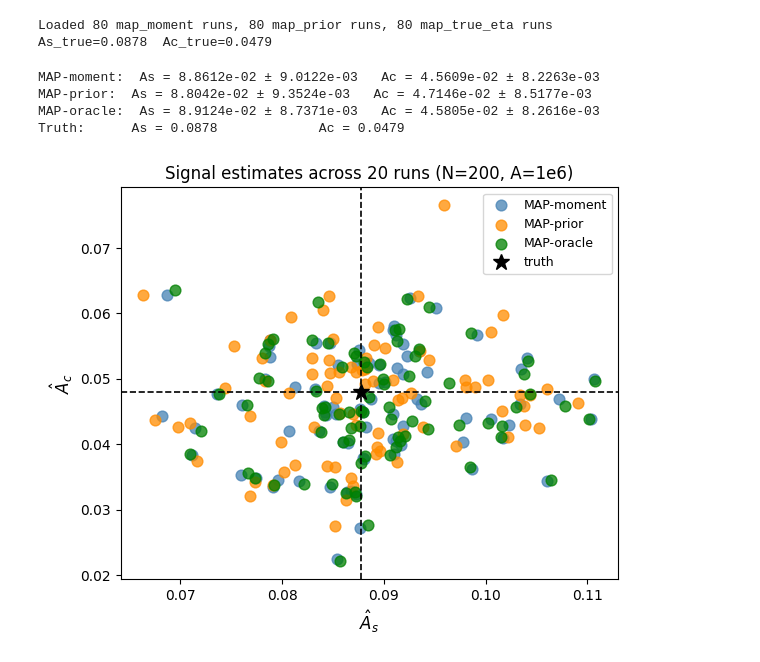
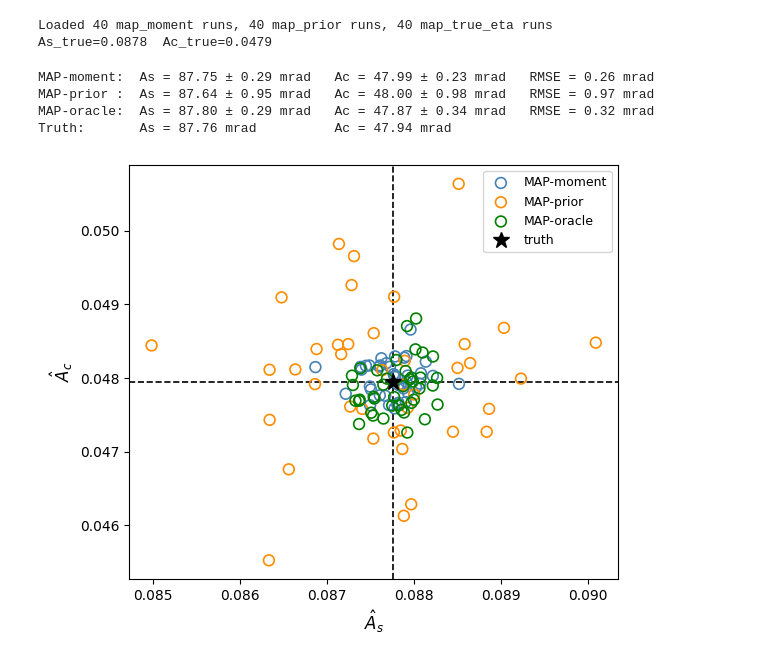
Before and after one commit to noammouelle/gaussian-wavefront-spatially-resolved-inference, a Jupyter notebook: notebooks/map_mle_distributions.ipynb, the cells around one changed output. Drawn from its saved outputs; the diff is of its cells as text; code cells hidden in the pictures.

```diff
--- a/notebooks/map_mle_distributions.ipynb
+++ b/notebooks/map_mle_distributions.ipynb
@@ -6,7 +6,7 @@ from pathlib import Path
 
 REPO = Path('..').resolve()
 DATASET_DIR = (REPO / 'results' /
-    'mle_distributions_shotmax10_a1e8')#R40_N200_A1000000_muXStd10.0um_muVxStd10.0um_sigX100um_sigVx100um'
+    'mle_distributions_shotmax50_1e8')#R40_N200_A1000000_muXStd10.0um_muVxStd10.0um_sigX100um_sigVx100um'
     #'_sigXStd10.0um_sigVxStd10.0um_phi0random_sig_A0.100_f0.3000')
 
 def load_runs(prefix):
@@ -26,7 +26,7 @@ As_true = moment_runs[0]['As_true']
 Ac_true = moment_runs[0]['Ac_true']
 print(f'As_true={As_true:.4f}  Ac_true={Ac_true:.4f}')
 # %% [output]
-Loaded 80 map_moment runs, 80 map_prior runs, 80 map_true_eta runs
+Loaded 40 map_moment runs, 40 map_prior runs, 40 map_true_eta runs
 As_true=0.0878  Ac_true=0.0479
 # %%
 def collect(runs):
@@ -36,33 +36,34 @@ beta_moment = collect(moment_runs)
 beta_prior  = collect(prior_runs)
 beta_oracle = collect(oracle_runs)
 
-for label, betas in [('MAP-moment', beta_moment), ('MAP-prior', beta_prior), ('MAP-oracle', beta_oracle)]:
-    print(f'{label}:  As = {betas[:,0].mean():.4e} ± {betas[:,0].std():.4e}'
-          f'   Ac = {betas[:,1].mean():.4e} ± {betas[:,1].std():.4e}')
-print(f'Truth:      As = {As_true:.4f}             Ac = {Ac_true:.4f}')
+for label, betas in [('MAP-moment', beta_moment), ('MAP-prior ', beta_prior), ('MAP-oracle', beta_oracle)]:
+    print(f'{label}:  As = {betas[:,0].mean()*1e3:.2f} ± {betas[:,0].std()*1e3:.2f} mrad'
+          f'   Ac = {betas[:,1].mean()*1e3:.2f} ± {betas[:,1].std()*1e3:.2f} mrad'
+          f'   RMSE = {np.sqrt(np.mean((betas - np.array([As_true, Ac_true]))**2, axis=0)).mean()*1e3:.2f} mrad')
+print(f'Truth:       As = {As_true*1e3:.2f} mrad          Ac = {Ac_true*1e3:.2f} mrad')
 # %% [output]
-MAP-moment:  As = 8.8612e-02 ± 9.0122e-03   Ac = 4.5609e-02 ± 8.2263e-03
-MAP-prior:  As = 8.8042e-02 ± 9.3524e-03   Ac = 4.7146e-02 ± 8.5177e-03
-MAP-oracle:  As = 8.9124e-02 ± 8.7371e-03   Ac = 4.5805e-02 ± 8.2616e-03
-Truth:      As = 0.0878             Ac = 0.0479
+MAP-moment:  As = 87.75 ± 0.29 mrad   Ac = 47.99 ± 0.23 mrad   RMSE = 0.26 mrad
+MAP-prior :  As = 87.64 ± 0.95 mrad   Ac = 48.00 ± 0.98 mrad   RMSE = 0.97 mrad
+MAP-oracle:  As = 87.80 ± 0.29 mrad   Ac = 47.87 ± 0.34 mrad   RMSE = 0.32 mrad
+Truth:       As = 87.76 mrad          Ac = 47.94 mrad
 # %%
 fig, ax = plt.subplots(figsize=(6, 5))
 
 estimators = [('MAP-moment', beta_moment, 'steelblue'),
               ('MAP-prior',  beta_prior,  'darkorange'),
               ('MAP-oracle', beta_oracle, 'green')]
 
 for label, betas, color in estimators:
-    ax.scatter(betas[:,0], betas[:,1], s=60, alpha=0.75, color=color, label=label)
+    ax.scatter(betas[:,0], betas[:,1], s=60, label=label, marker='o', facecolors='none', edgecolors=color, lw=1.2, zorder=3)
 
 ax.axvline(As_true, color='k', lw=1.2, ls='--')
 ax.axhline(Ac_true, color='k', lw=1.2, ls='--')
 ax.plot(As_true, Ac_true, 'k*', ms=12, label='truth', zorder=5)
 ax.set_xlabel(r'$\hat{A}_s$', fontsize=12)
 ax.set_ylabel(r'$\hat{A}_c$', fontsize=12)
-ax.set_title('Signal estimates across 20 runs (N=200, A=1e6)')
+#ax.set_title('Signal estimates across 20 runs (N=200, A=1e6)')
 ax.legend(fontsize=9)
 plt.tight_layout()
 plt.show()
 # %% [output]
-[figure, old version]
+[figure, new version]
```
Also changed, not shown: parts of 5 cells of this notebook, 21 other files.
